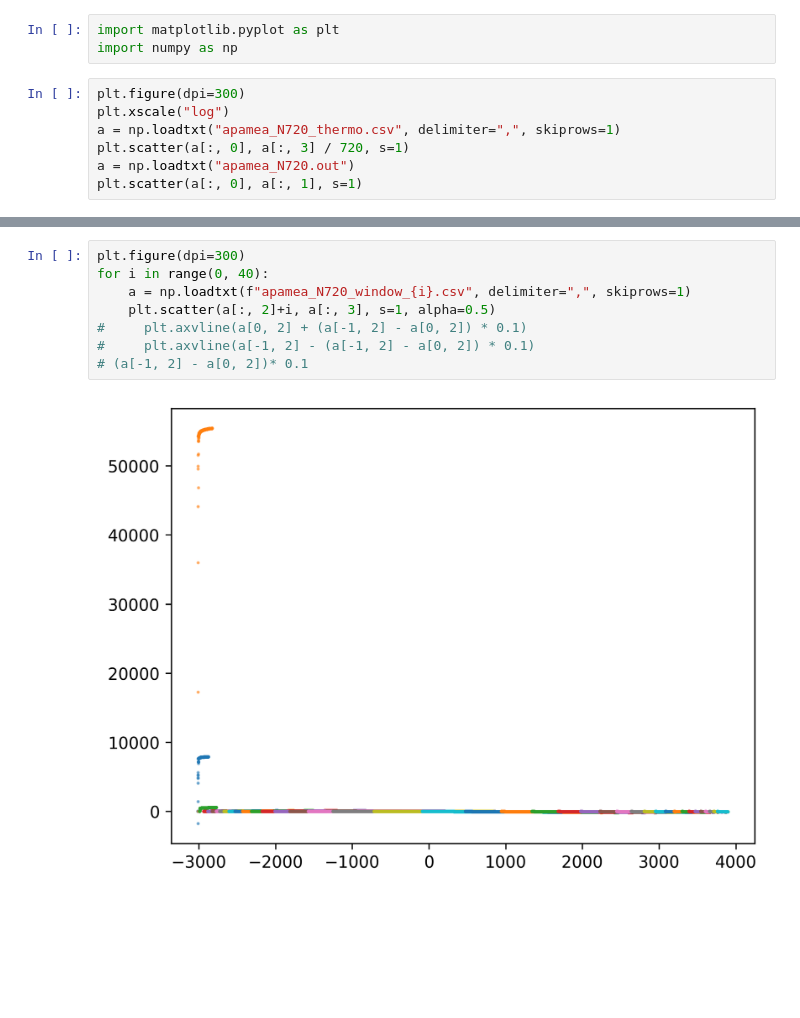
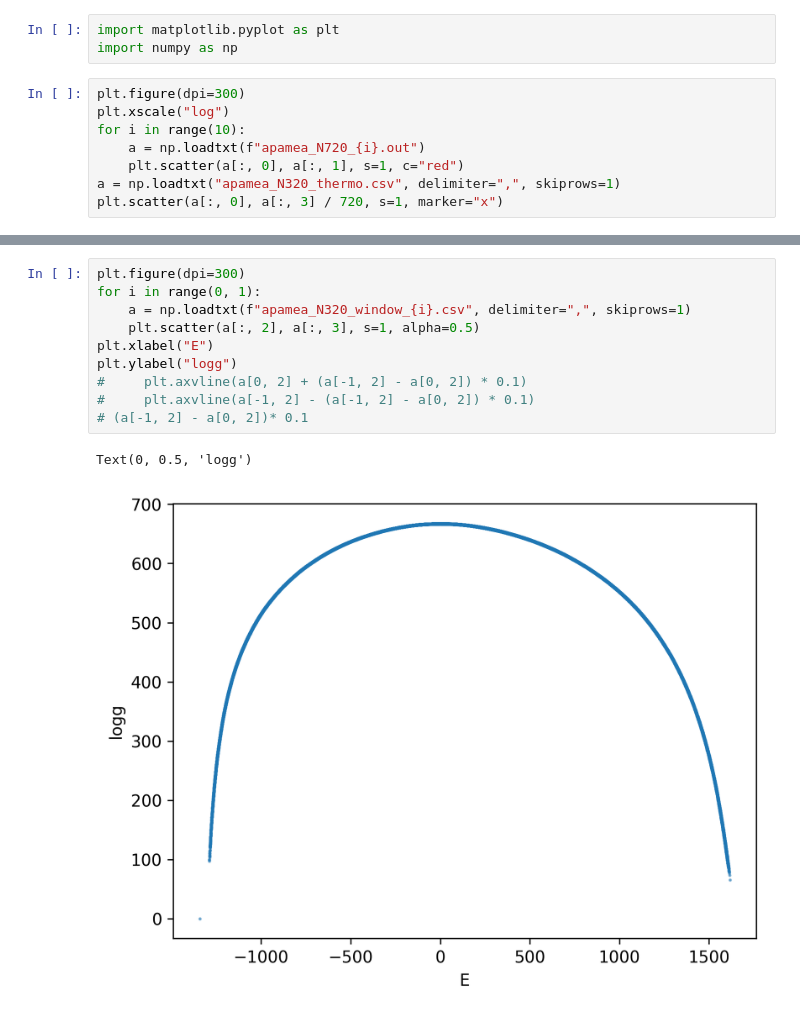
Before and after one commit to Faikert/replica_exchange_wang_landau, a Jupyter notebook: test.ipynb, the cells around one changed output, grey strips where cells are left out. Saved outputs shown, nothing was run; the diff lists cells and outputs as text; blank space fills up the shorter version.

```diff
--- a/test.ipynb
+++ b/test.ipynb
@@ -4,9 +4,10 @@ import numpy as np
 # %%
 plt.figure(dpi=300)
 plt.xscale("log")
-a = np.loadtxt("apamea_N720_thermo.csv", delimiter=",", skiprows=1)
-plt.scatter(a[:, 0], a[:, 3] / 720, s=1)
-a = np.loadtxt("apamea_N720.out")
-plt.scatter(a[:, 0], a[:, 1], s=1)
+for i in range(10):
+    a = np.loadtxt(f"apamea_N720_{i}.out")
+    plt.scatter(a[:, 0], a[:, 1], s=1, c="red")
+a = np.loadtxt("apamea_N320_thermo.csv", delimiter=",", skiprows=1)
+plt.scatter(a[:, 0], a[:, 3] / 720, s=1, marker="x")
 # %% [output]
 <matplotlib.collections.PathCollection at 0x...>
@@ -41,10 +44,13 @@ for i in range(3, 12):
 # %%
 plt.figure(dpi=300)
-for i in range(0, 40):
-    a = np.loadtxt(f"apamea_N720_window_{i}.csv", delimiter=",", skiprows=1)
-    plt.scatter(a[:, 2]+i, a[:, 3], s=1, alpha=0.5)
+for i in range(0, 1):
+    a = np.loadtxt(f"apamea_N320_window_{i}.csv", delimiter=",", skiprows=1)
+    plt.scatter(a[:, 2], a[:, 3], s=1, alpha=0.5)
+plt.xlabel("E")
+plt.ylabel("logg")
 #     plt.axvline(a[0, 2] + (a[-1, 2] - a[0, 2]) * 0.1)
 #     plt.axvline(a[-1, 2] - (a[-1, 2] - a[0, 2]) * 0.1)
 # (a[-1, 2] - a[0, 2])* 0.1
 # %% [output]
+Text(0, 0.5, 'logg')
-[figure, old version]
+[figure, new version]
```
Also changed, not shown: parts of 6 cells of this notebook, 6 other files.
